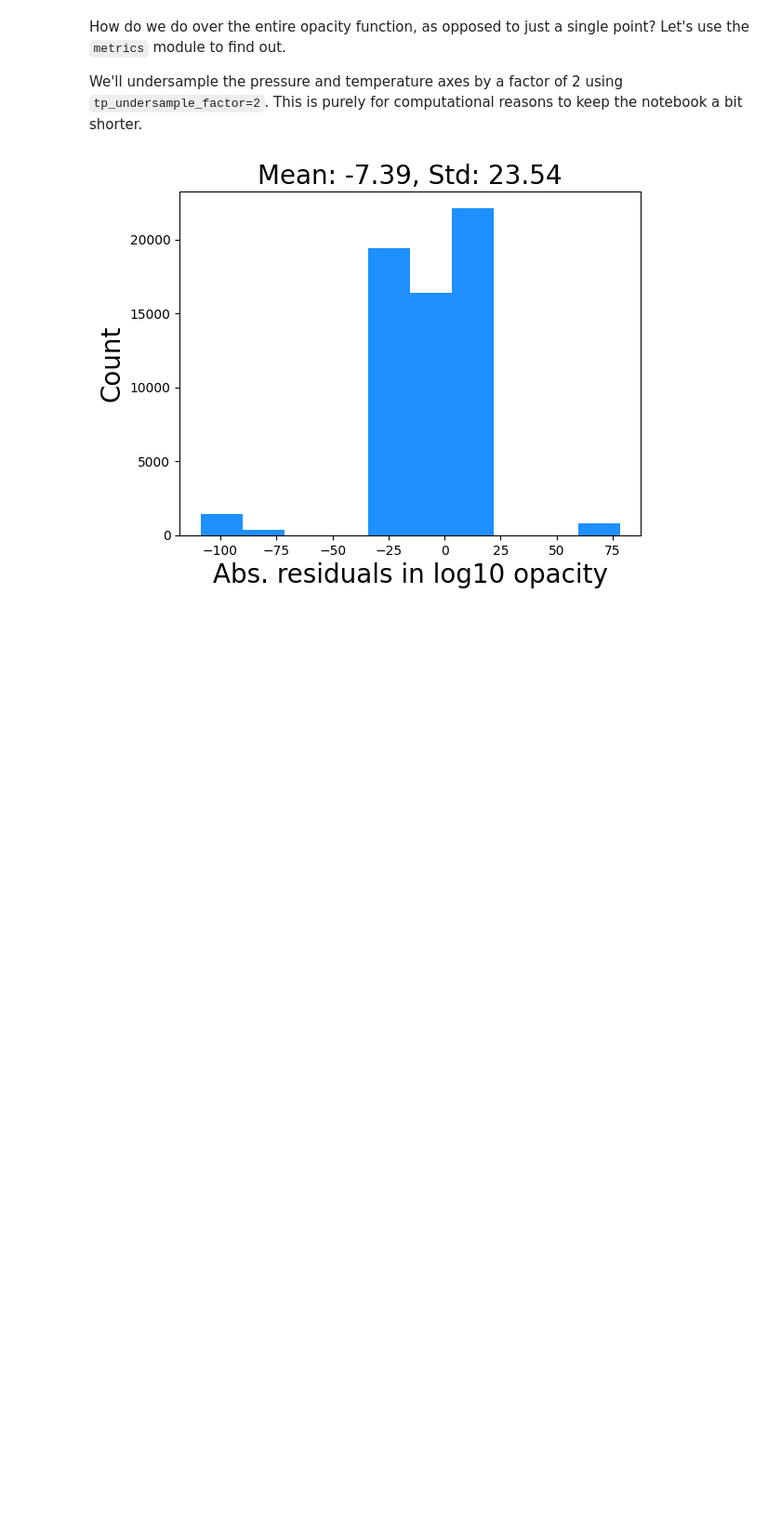
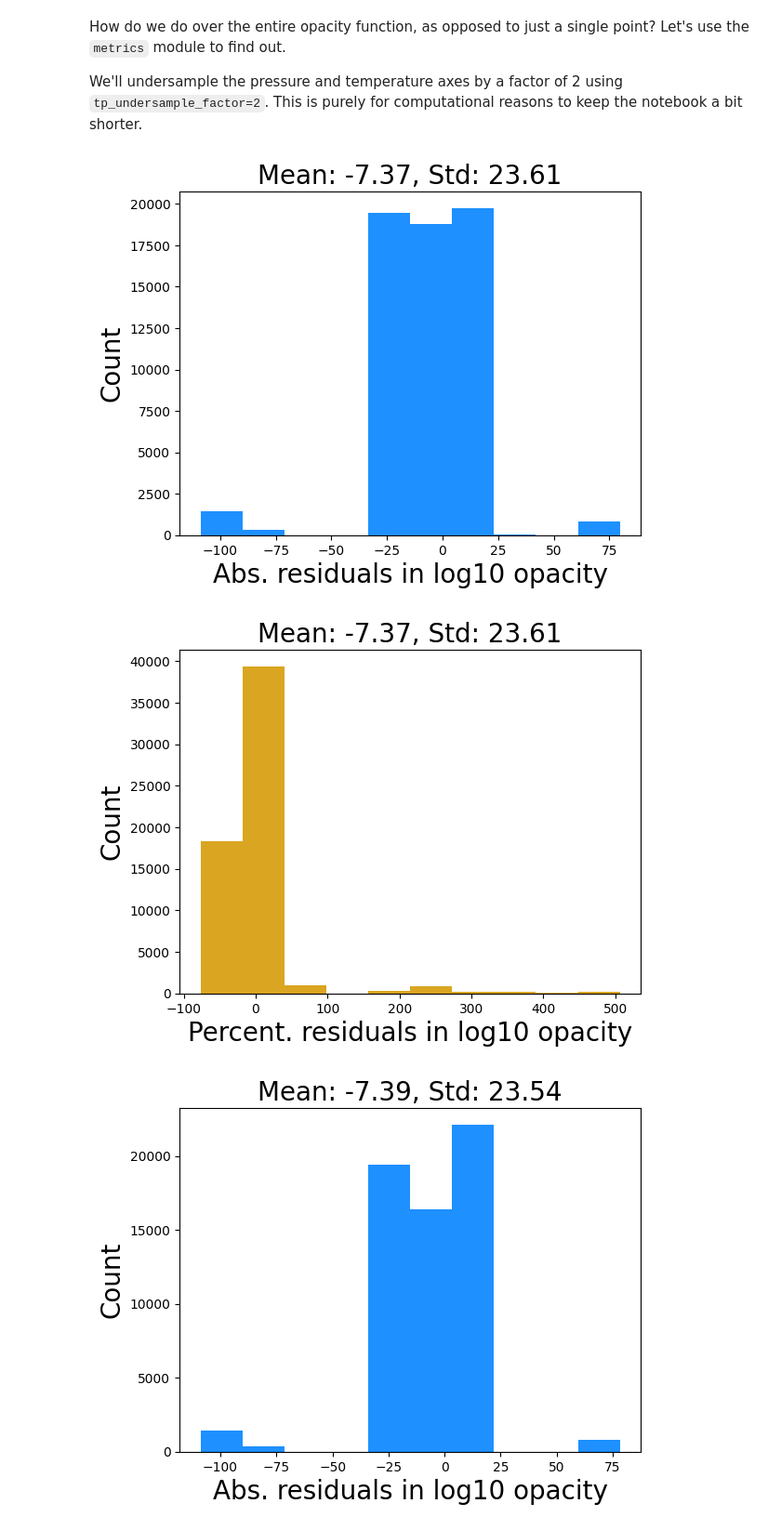
Before and after one commit to arjunsavel/cortecs, a Jupyter notebook: docs/pages/Quickstart.ipynb, the cells around one changed output. Shown at 93% size. Cells and saved outputs as stored; diff of their text form; code cells hidden in the pictures; blank space fills up the shorter version.

```diff
--- a/docs/pages/Quickstart.ipynb
+++ b/docs/pages/Quickstart.ipynb
@@ -44,8 +34,8 @@ wl_filename = "wavelengths.npy"
 cross_sec_filename = "absorb_coeffs_C2H4.npy"
 
 load_kwargs = {
-    "T_filename": T_filename,
-    "P_filename": P_filename,
+    "T_filename": P_filename,
+    "P_filename": T_filename,
     "wl_filename": wl_filename,
 }
 # %% [markdown]
@@ -78,3 +72,5 @@ array([1.e-04, 1.e-03, 1.e-02, 1.e-01, 1.e+00, 1.e+01, 1.e+02, 1.e+03,
+# %%
+opac_obj.cross_section = np.moveaxis(opac_obj.cross_section, 0, 1)
 # %% [markdown]
 The wavelengths, temperatures, and pressures on which these opacities were evaluated are attributes of the `Opac` object.
 # %% [markdown]
@@ -215,6 +229,13 @@ We're reaching a 9% error in the log abundance. That might be good enough for yo
 How do we do over the entire opacity function, as opposed to just a single point? Let's use the `metrics` module to find out.
 
 We'll undersample the pressure and temperature axes by a factor of 2 using `tp_undersample_factor=2`. This is purely for computational reasons to keep the notebook a bit shorter.
+# %%
+vals, orig_vals, abs_diffs, percent_diffs = calc_metrics(
+    fitter, tp_undersample_factor=2, plot=True
+);
+# %% [output]
+[figure, added]
+[figure, added]
 # %%
 vals, orig_vals, abs_diffs, percent_diffs = calc_metrics(
     fitter, tp_undersample_factor=2, plot=True
```
Also changed, not shown: parts of 19 cells of this notebook, 2 other files.
